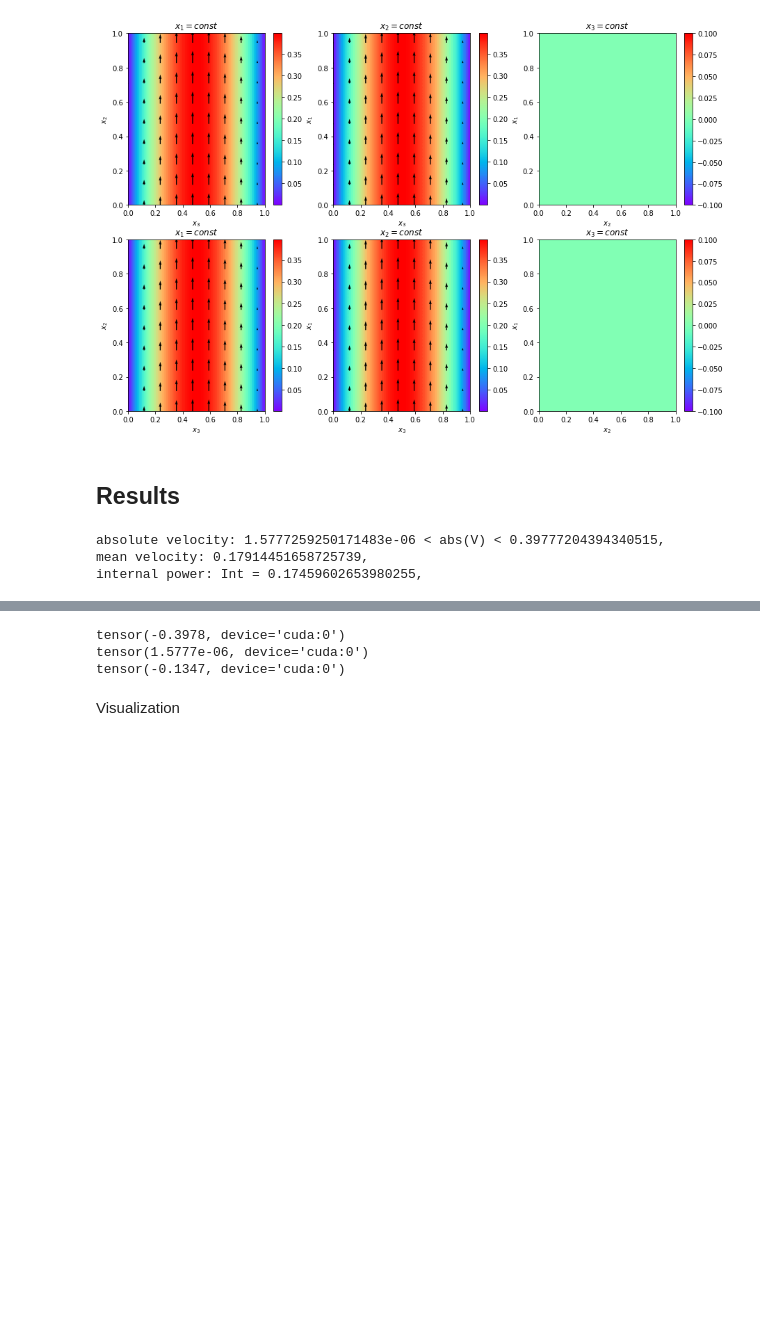
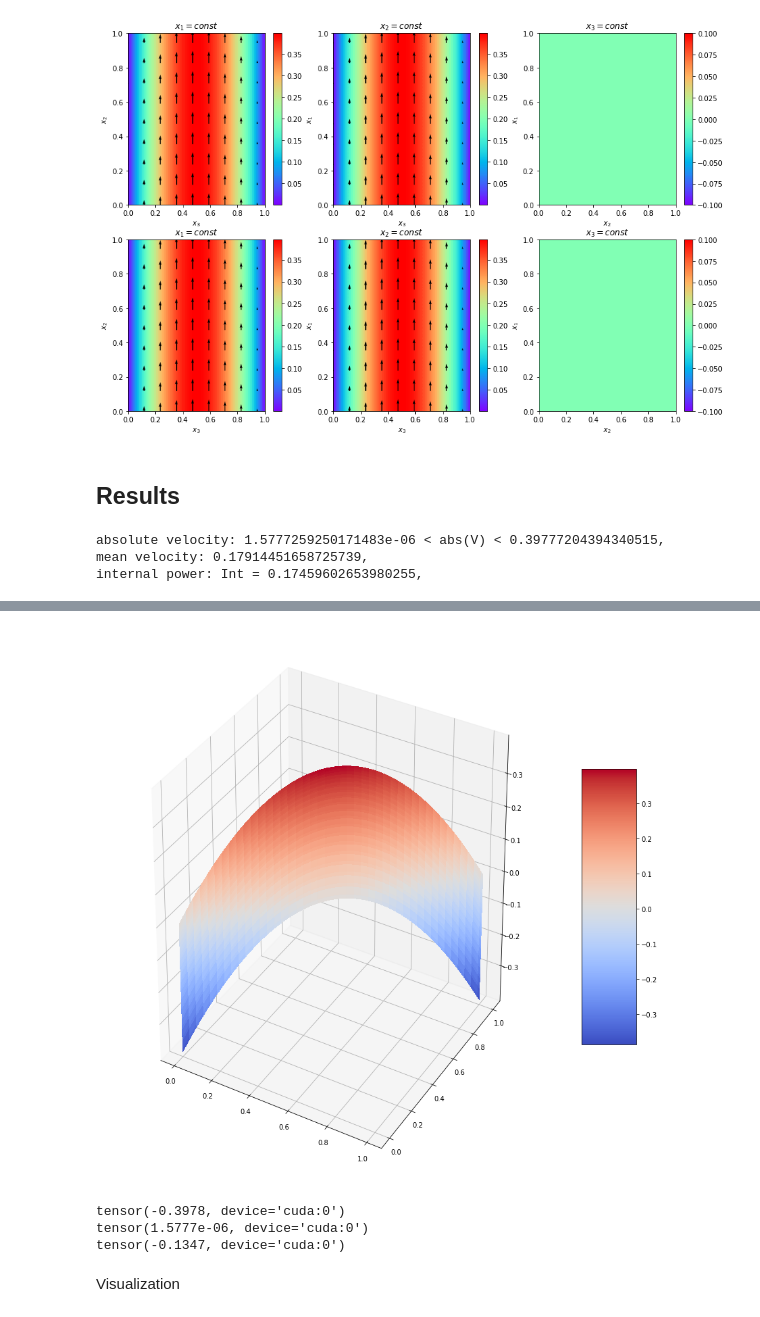
Before and after one commit to litvinenkonikita/Physics_based_ML, a Jupyter notebook: Exact_test/Check_3D_analytical.ipynb, the cells around one changed output, grey strips where cells are left out. Saved outputs shown, nothing was run; the diff lists cells and outputs as text; code cells hidden in the pictures; blank space fills up the shorter version.

```diff
--- a/Exact_test/Check_3D_analytical.ipynb
+++ b/Exact_test/Check_3D_analytical.ipynb
@@ -697,3 +715,12 @@ plt.show()
+# %%
+fig, ax = plt.subplots(figsize=(FIGSIZE*3, FIGSIZE*3),subplot_kw={"projection": "3d"})
+surf = ax.plot_surface(np.array(X1N),np.array(X1N), np.array(v3[:,:,slices[2]].to('cpu')), cmap=cm.coolwarm, linewidth=0, antialiased=False)
+# Add a color bar which maps values to colors.
+fig.colorbar(surf, shrink=0.5, aspect=5)
+
+plt.show()
+# %% [output]
+[figure, added]
 # %%
 def mv(f):
     print(f.min())
```
Also changed, not shown: parts of 3 cells of this notebook.
